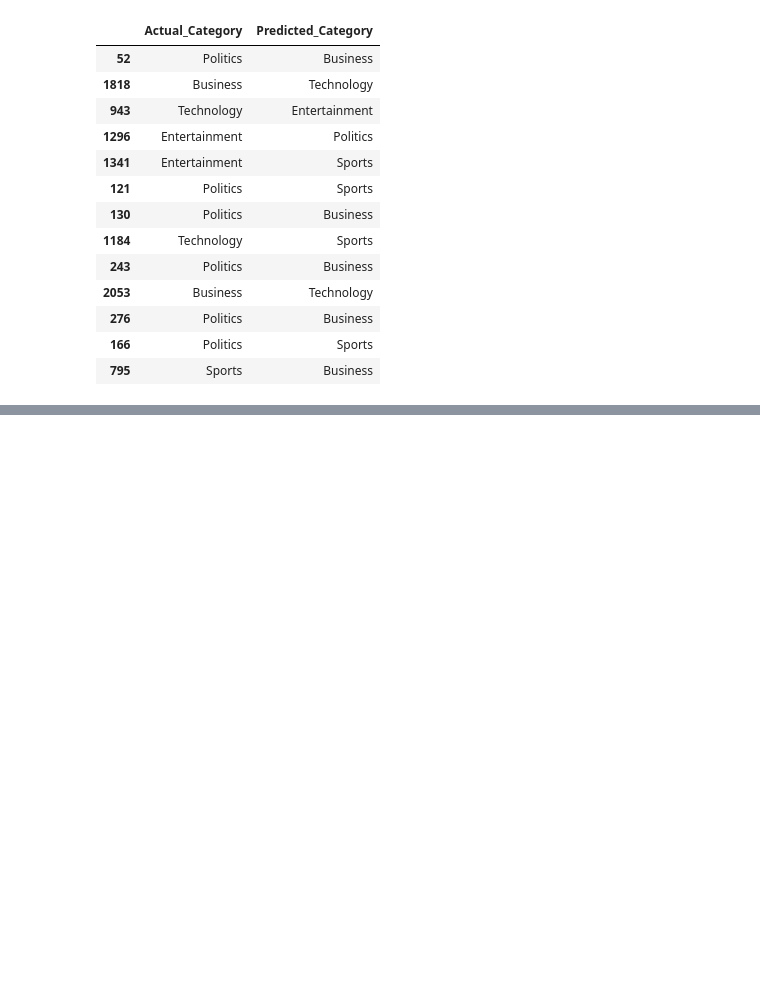
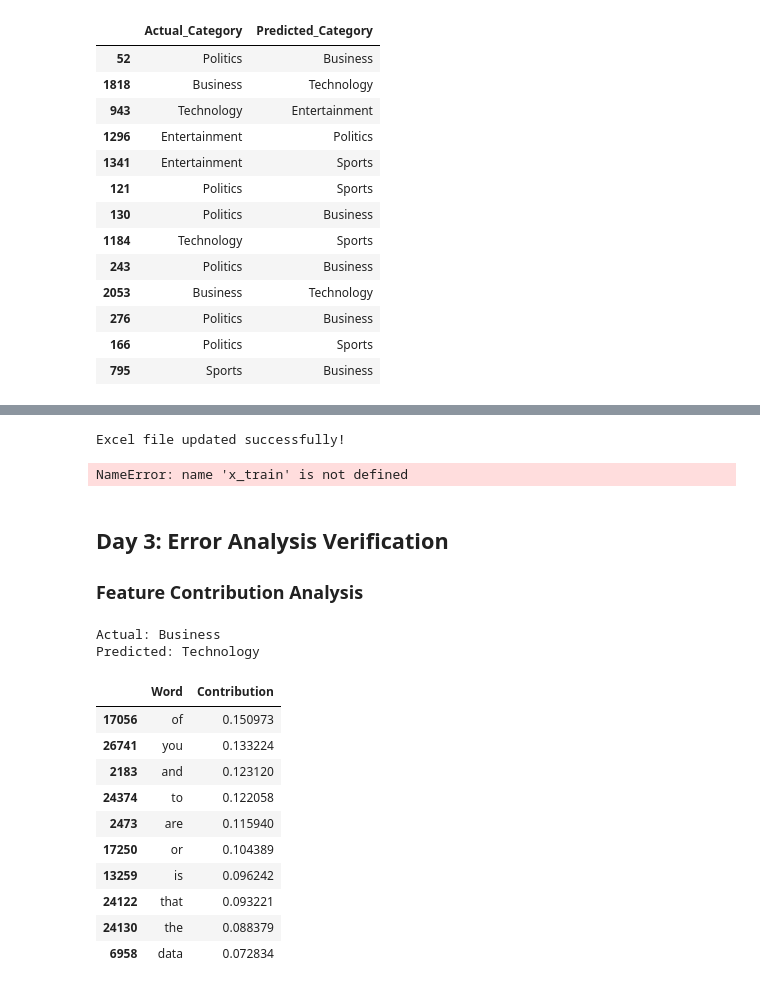
Before and after one commit to Aseelwatad/week-5-Text-Classification-, a Jupyter notebook: Week_05_Text_Classification.ipynb, the cells around one changed output, grey strips where cells are left out. Saved outputs shown, nothing was run; the diff lists cells and outputs as text; code cells hidden in the pictures; blank space fills up the shorter version.

```diff
--- a/Week_05_Text_Classification.ipynb
+++ b/Week_05_Text_Classification.ipynb
@@ -221,0 +258,75 @@ Sport betting rules in spotlight
+# %%
+#  Error Analysis Report
+error_report = errors_df[
+    ["Actual_Label", "Predicted_Label",
+     "Actual_Category", "Predicted_Category"]
+].copy()
+
+error_report["Article_Title"] = df.loc[
+    error_report.index, "Text"
+].str.split("\n").str[0].str.strip()
+
+error_report["Possible_Cause"] = ""
+error_report["Explanation"] = ""
+
+error_report = error_report[
+    ["Article_Title", "Actual_Label", "Predicted_Label",
+     "Actual_Category", "Predicted_Category",
+     "Possible_Cause", "Explanation"]
+]
+
+error_report.to_excel(
+    "day3_error_analysis.xlsx",
+    index=True,
+    index_label="Article_ID"
+)
+
+print("Excel file updated successfully!")
+# %% [output]
+Excel file updated successfully!
+# %%
+x_train
+# %% [output]
+NameError: name 'x_train' is not defined
+# %% [markdown]
+## Day 3: Error Analysis Verification
+### Feature Contribution Analysis
+# %%
+### Feature Contribution Analysis
+i = 1
+error = errors_df.iloc[i]
+
+actual = error["Actual_Label"]
+predicted = error["Predicted_Label"]
+
+features = vectorizer.get_feature_names_out()
+
+tfidf_values = vectorizer.transform([error["Text"]]).toarray()[0]
+
+contributions = tfidf_values * (
+    model.coef_[predicted] - model.coef_[actual]
+)
+
+feature_analysis = pd.DataFrame({
+    "Word": features,
+    "Contribution": contributions
+})
+
+print("Actual:", label_map[actual])
+print("Predicted:", label_map[predicted])
+
+display(feature_analysis.nlargest(10, "Contribution"))
+# %% [output]
+Actual: Business
+Predicted: Technology
+|  | Word | Contribution |
+| 17056 | of | 0.150973 |
+| 26741 | you | 0.133224 |
+| 2183 | and | 0.123120 |
+| 24374 | to | 0.122058 |
+| 2473 | are | 0.115940 |
+| 17250 | or | 0.104389 |
+| 13259 | is | 0.096242 |
+| 24122 | that | 0.093221 |
+| 24130 | the | 0.088379 |
+| 6958 | data | 0.072834 |
```
Also changed, not shown: parts of 21 cells of this notebook.
